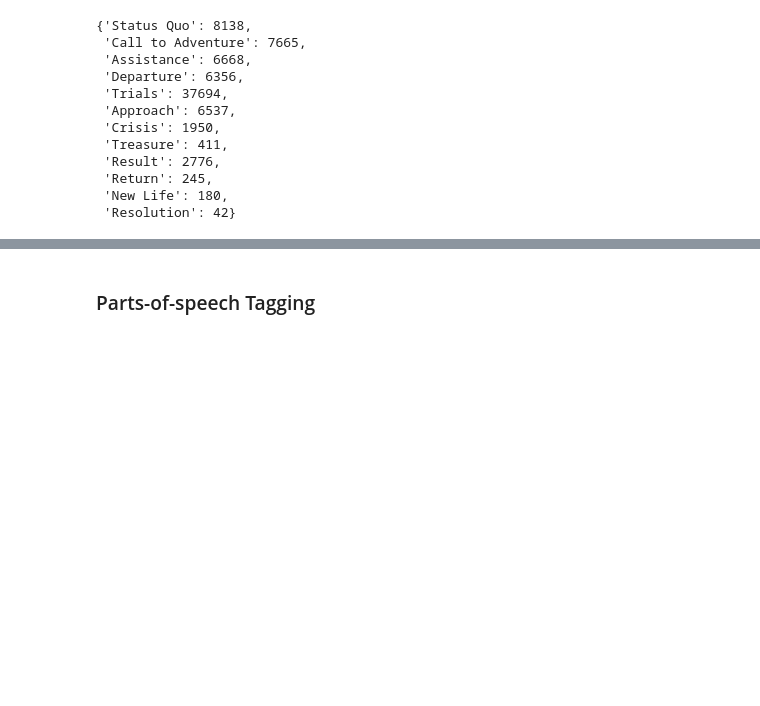
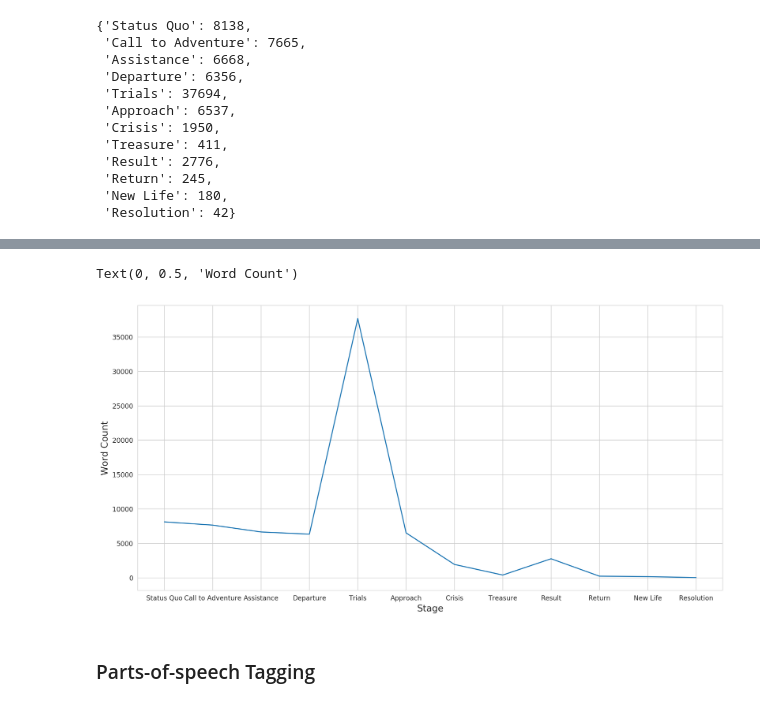
Before and after one commit to datastoryteller/hp1-nlp-analysis, a Jupyter notebook: HP1 - NLP Analysis.ipynb, the cells around one changed output, grey strips where cells are left out. Saved outputs shown, nothing was run; the diff lists cells and outputs as text; code cells hidden in the pictures; blank space fills up the shorter version.

```diff
--- a/HP1 - NLP Analysis.ipynb
+++ b/HP1 - NLP Analysis.ipynb
@@ -268,3 +293,11 @@ heros_journey_wc
+# %%
+ax = plt.subplots(figsize=(16,8),dpi=200)
+ax = sns.lineplot(data=hero_df, x='Stage', y='Count', sort=False)
+ax.set_xlabel("Stage", fontsize=14)
+ax.set_ylabel("Word Count", fontsize=14)
+# %% [output]
+Text(0, 0.5, 'Word Count')
+[figure, added]
 # %% [markdown]
 ### Parts-of-speech Tagging
 # %%
```
Also changed, not shown: parts of 12 cells of this notebook.
